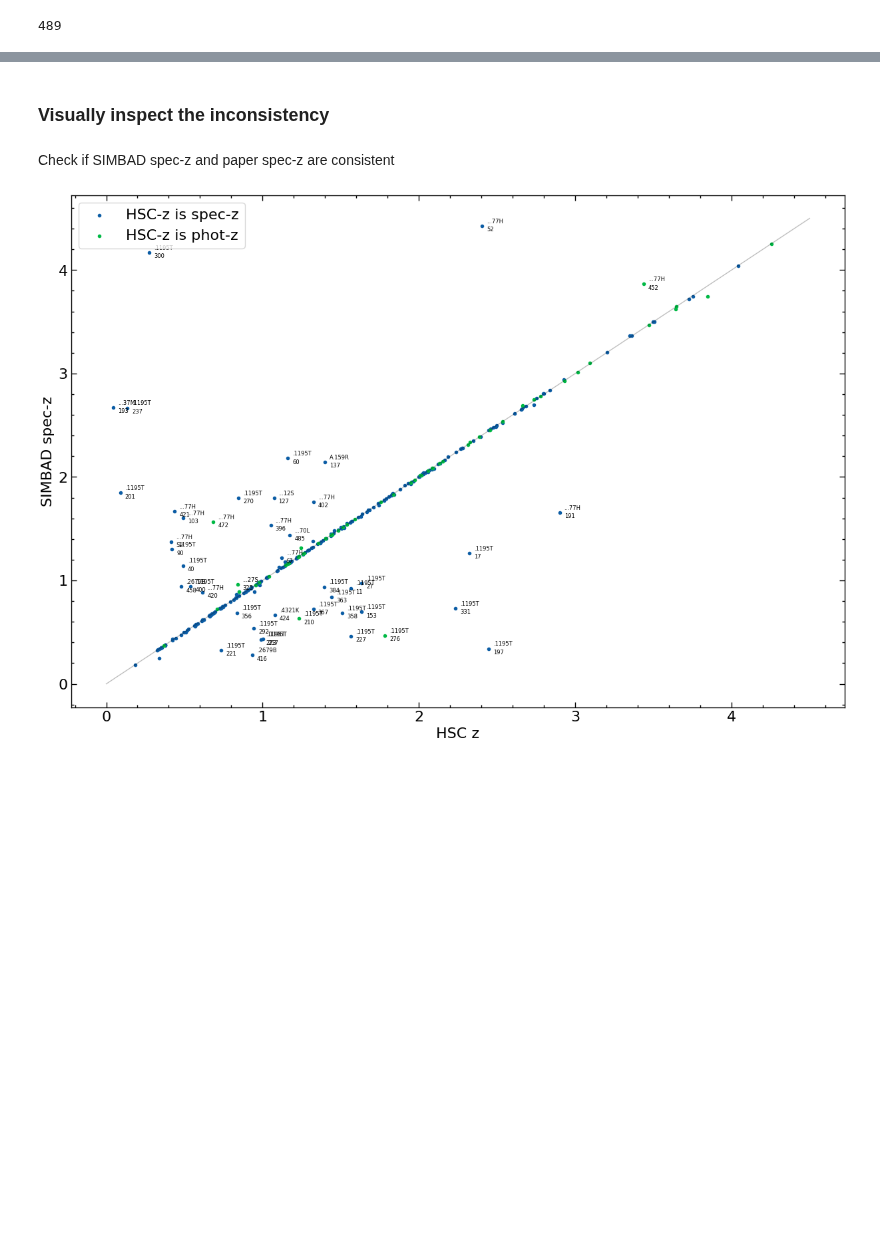
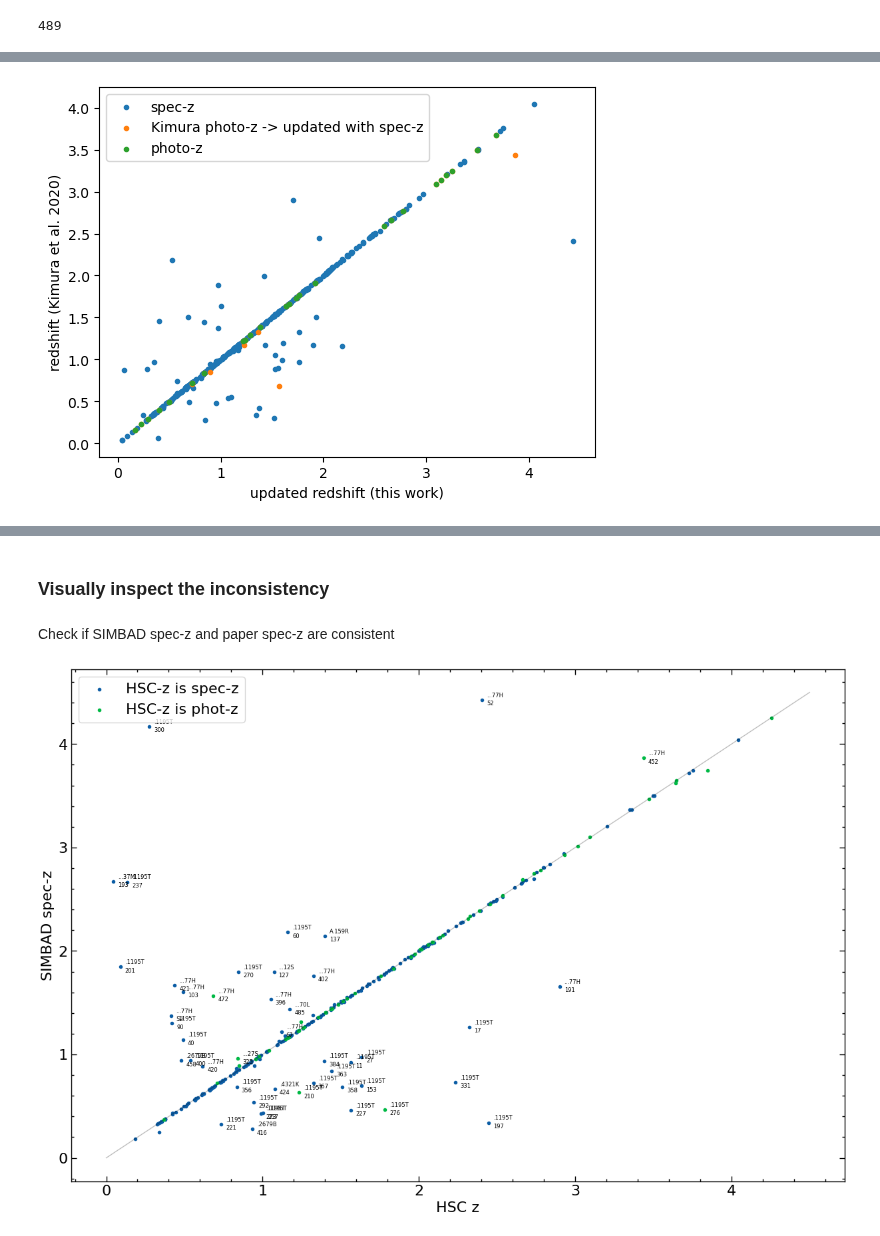
Before and after one commit to Chisen-Lupus/dwarf_agn_cosmos, a Jupyter notebook: hsc-ssp_specz.ipynb, the cells around one changed output, grey strips where cells are left out. Drawn from its saved outputs; the diff is of its cells as text; code cells hidden in the pictures; blank space fills up the shorter version.

```diff
--- a/hsc-ssp_specz.ipynb
+++ b/hsc-ssp_specz.ipynb
@@ -168,0 +250,24 @@ plt.legend(frameon=True, loc=4)
+# %%
+mask_specz = data_agn['r_z'] < 3
+
+plt.scatter(data_agn_updated['z'][mask_specz],
+            data_agn['z'][mask_specz],
+            marker='.', label='spec-z')
+
+mask_specz = data_agn['r_z'] > 3
+plt.scatter(data_agn_updated['z'][mask_specz],
+            data_agn['z'][mask_specz],
+            marker='.', label='Kimura photo-z -> updated with spec-z')
+
+
+mask_specz = data_agn_updated['r_z'] > 3
+plt.scatter(data_agn_updated['z'][mask_specz],
+            data_agn['z'][mask_specz],
+            marker='.', label='photo-z')
+
+plt.ylabel('redshift (Kimura et al. 2020)')
+plt.xlabel('updated redshift (this work)')
+plt.legend()
+plt.savefig('specz.pdf', dpi=300)
+# %% [output]
+[figure, added]
```
Also changed, not shown: parts of 13 cells of this notebook, 4 other files.
